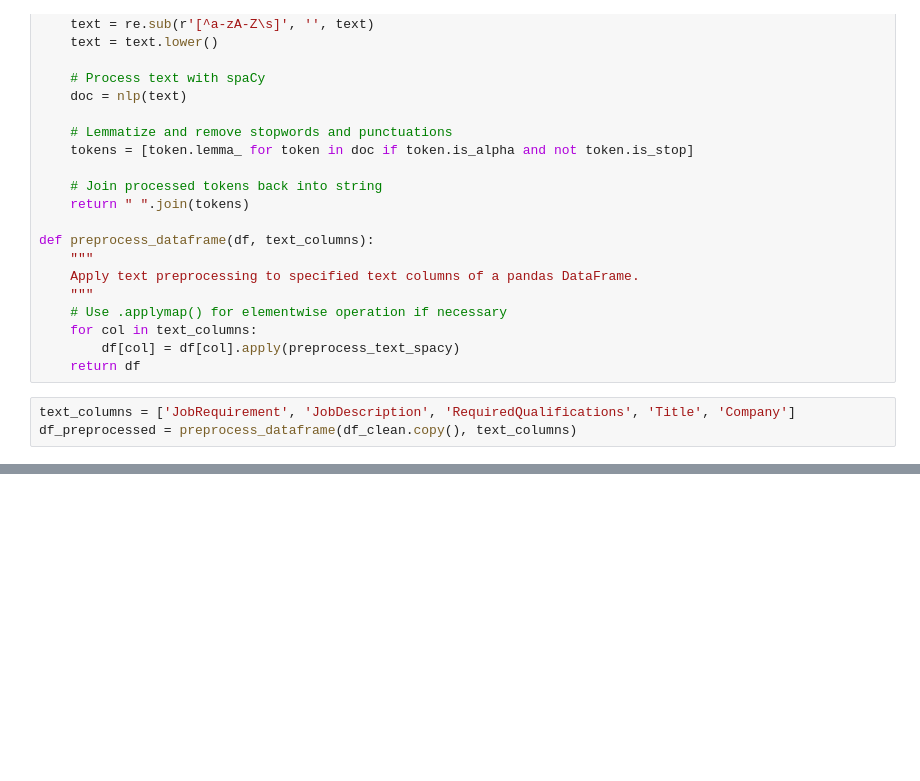
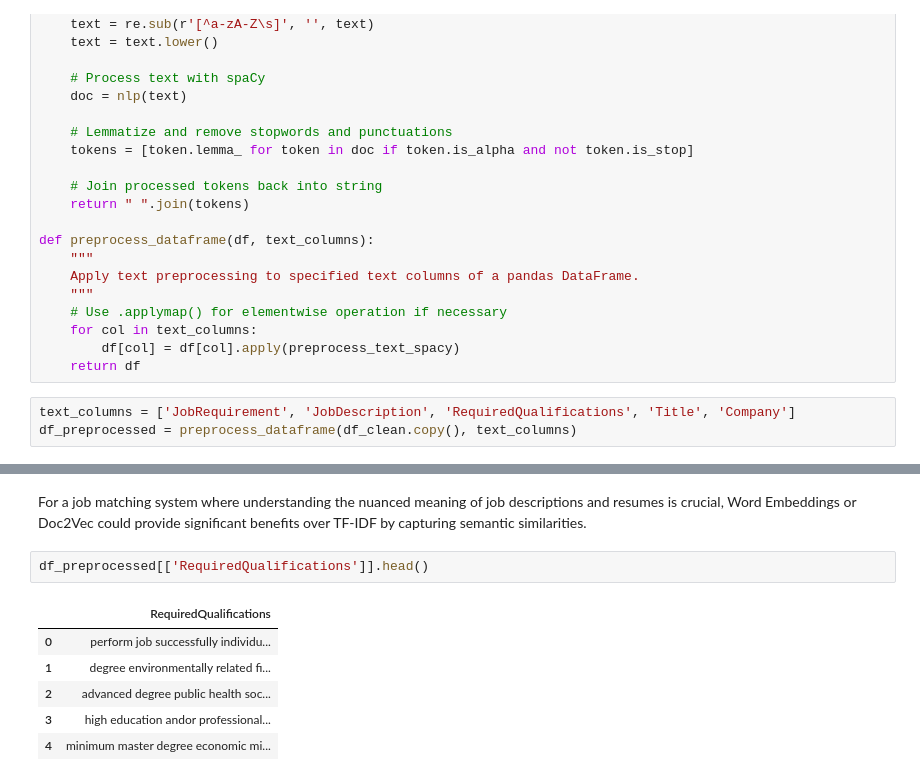
Before and after one commit to MeysamEffati/IT-Jobpost-Classification-Job-Title-Similarity, a Jupyter notebook: PJMS_Preprocessing.ipynb, the cells around one changed output, grey strips where cells are left out. Cells and saved outputs as stored; diff of their text form; blank space fills up the shorter version.

```diff
--- a/PJMS_Preprocessing.ipynb
+++ b/PJMS_Preprocessing.ipynb
@@ -247,0 +198,11 @@ def preprocess_text_df(df):
+# %% [markdown]
+For a job matching system where understanding the nuanced meaning of job descriptions and resumes is crucial, Word Embeddings or Doc2Vec could provide significant benefits over TF-IDF by capturing semantic similarities.
+# %%
+df_preprocessed[['RequiredQualifications']].head()
+# %% [output]
+|  | RequiredQualifications |
+| 0 | perform job successfully individu... |
+| 1 | degree environmentally related fi... |
+| 2 | advanced degree public health soc... |
+| 3 | high education andor professional... |
+| 4 | minimum master degree economic mi... |
```
Also changed, not shown: parts of 12 cells of this notebook.
